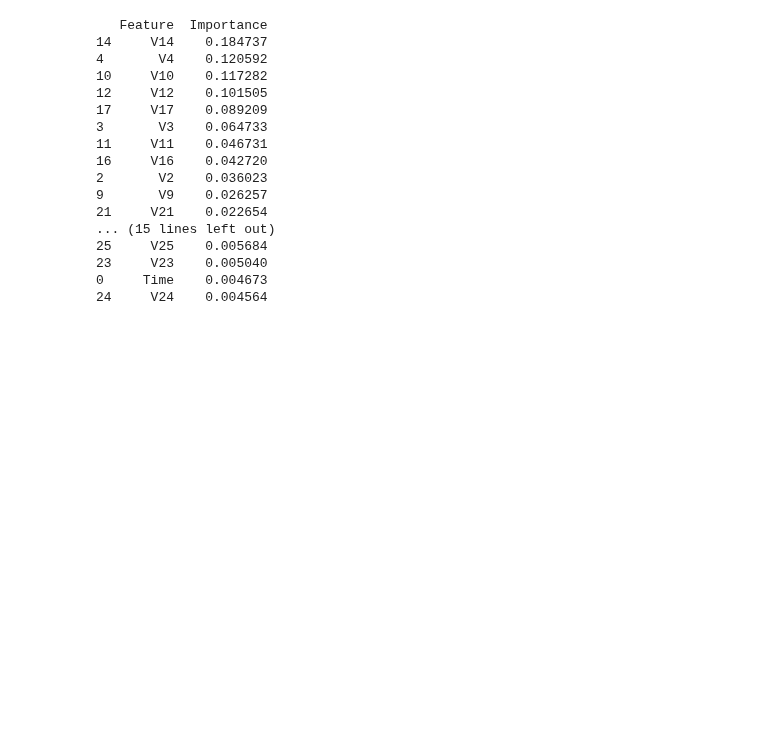
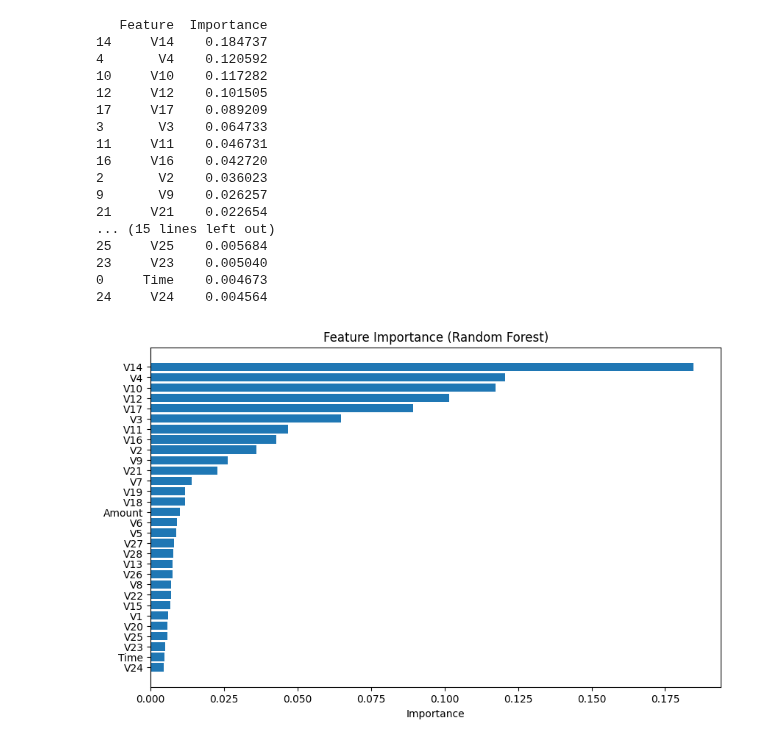
Before and after one commit to imdwipayana/Battlefield, a Jupyter notebook: Kaggle/Fraud Detection/Credit Card Fraud Detection.ipynb, the cells around one changed output. Cells and saved outputs as stored; diff of their text form; code cells hidden in the pictures; blank space fills up the shorter version.

```diff
--- a/Kaggle/Fraud Detection/Credit Card Fraud Detection.ipynb
+++ b/Kaggle/Fraud Detection/Credit Card Fraud Detection.ipynb
@@ -85,3 +85,14 @@ print(feature_importance_df)
 23     V23    0.005040
 0     Time    0.004673
 24     V24    0.004564
+# %%
+import matplotlib.pyplot as plt
+
+plt.figure(figsize=(10, 6))
+plt.barh(feature_importance_df['Feature'], feature_importance_df['Importance'])
+plt.gca().invert_yaxis()  # Highest importance on top
+plt.xlabel('Importance')
+plt.title('Feature Importance (Random Forest)')
+plt.show()
+# %% [output]
+[figure, added]
```
Also changed, not shown: parts of 1 cell of this notebook.
